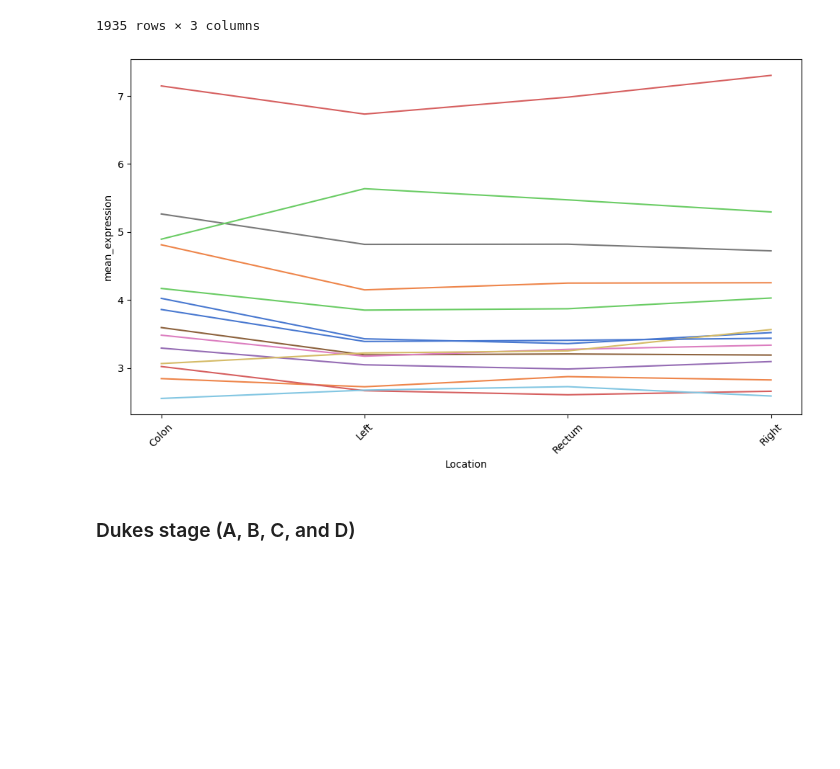
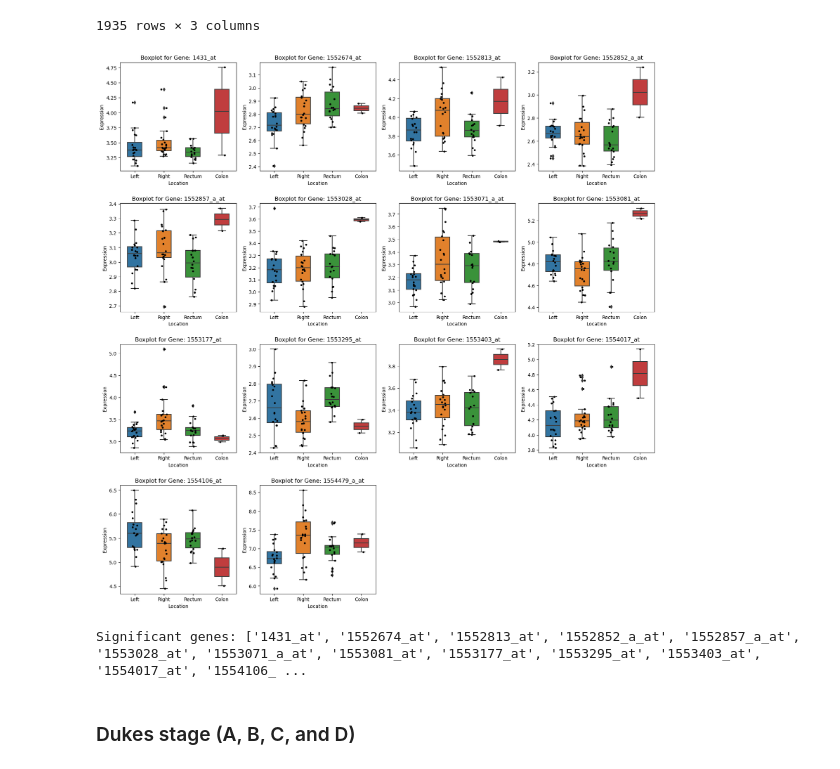
Before and after one commit to chira-ploy/CRC-DataViz-EDA, a Jupyter notebook: MergeData_Analysis.ipynb, the cells around one changed output. Drawn from its saved outputs; the diff is of its cells as text; code cells hidden in the pictures; blank space fills up the shorter version.

```diff
--- a/MergeData_Analysis.ipynb
+++ b/MergeData_Analysis.ipynb
@@ -228,24 +229,14 @@ df_ANOVA_all.sort_values(by='p_value')
 | 48 | 1552310_at | 0.012721 | 0.998016 |
 | 1607 | 1554491_a_at | 0.006395 | 0.999288 |
 1935 rows × 3 columns
-# %%
-dx = df_merge_working.iloc[:, [4] + list(range(9, len(df_merge_working.columns)))].groupby('Location').mean()
-dx_sigGenes = dx[significant_genes]
-
-# Reset index to make 'Location' a column again
-dx_sigGenes_reset_index = dx_sigGenes.reset_index()
-
-# Reshape the DataFrame for Seaborn
-dx_melted = pd.melt(dx_sigGenes_reset_index, id_vars=['Location'], var_name='gene', value_name='mean_expression')
-
-# Plot using Seaborn
-plt.figure(figsize=(10, 6))
-sns.lineplot(data=dx_melted, x='Location', y='mean_expression', hue='gene', palette="muted", legend=False)
-plt.xticks(rotation=45)
-plt.tight_layout()
-plt.show()
-# %% [output]
-[figure, removed]
+# %%
+from geneEx_ANOVA import main
+
+significant_genes_Location = main(df_merge_working, 'Location', 0.01)
+print(f"Significant genes: {significant_genes}")
+# %% [output]
+[figure, added]
+Significant genes: ['1431_at', '1552674_at', '1552813_at', '1552852_a_at', '1552857_a_at', '1553028_at', '1553071_a_at', '1553081_at', '1553177_at', '1553295_at', '1553403_at', '1554017_at', '1554106_ ...
 # %% [markdown]
 ### Dukes stage (A, B, C, and D)
 # %%
```
Also changed, not shown: parts of 34 cells of this notebook.
